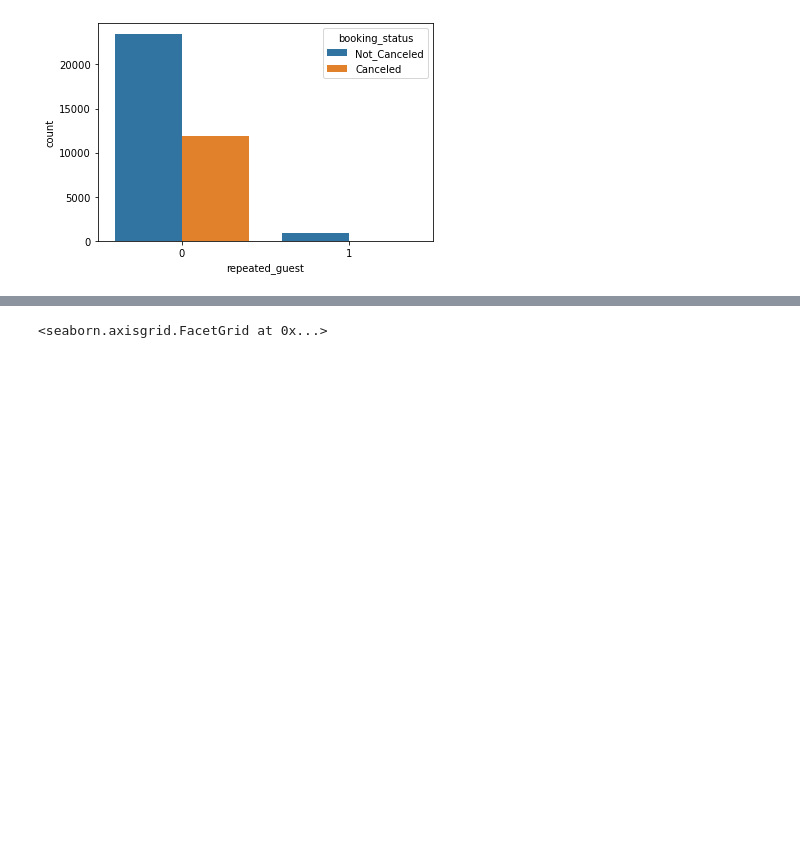
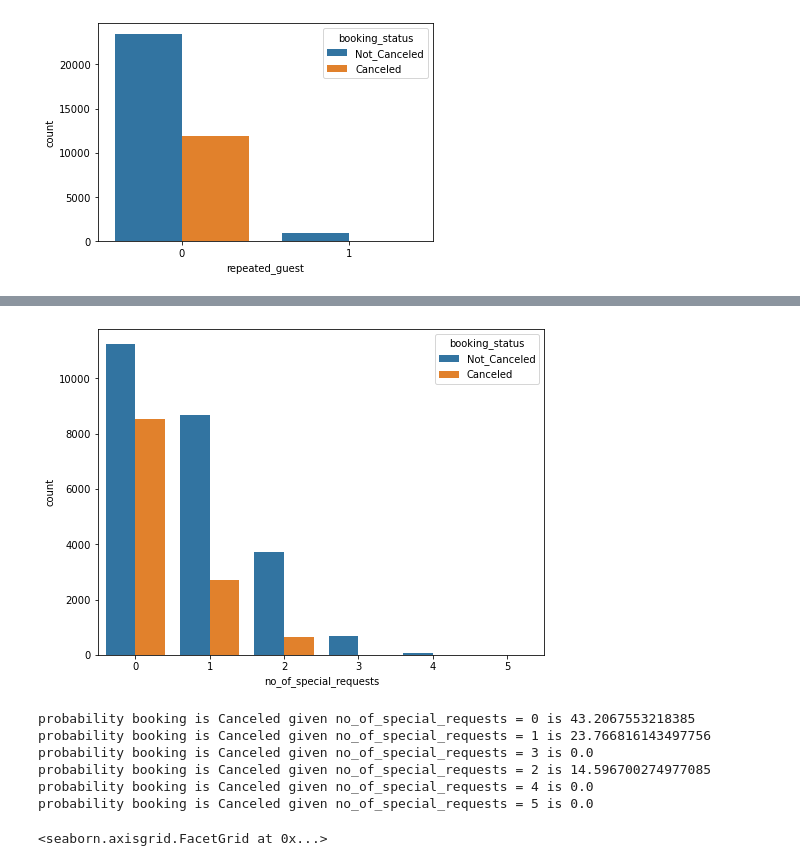
Before and after one commit to Nas-virat/Hotel_reservation, a Jupyter notebook: Hotel Reservation.ipynb, the cells around one changed output, grey strips where cells are left out. Saved outputs shown, nothing was run; the diff lists cells and outputs as text; code cells hidden in the pictures; blank space fills up the shorter version.

```diff
--- a/Hotel Reservation.ipynb
+++ b/Hotel Reservation.ipynb
@@ -456,4 +472,19 @@ probability booking is Canceled given 6 is 0.0
 [figure]
+# %%
+plt.figure(figsize=(8,6))
+sns.countplot(data=df, x='no_of_special_requests', hue="booking_status")
+plt.show()
+# %% [output]
+[figure, added]
+# %%
+prob_cal(df,"no_of_special_requests")
+# %% [output]
+probability booking is Canceled given no_of_special_requests = 0 is 43.2067553218385
+probability booking is Canceled given no_of_special_requests = 1 is 23.766816143497756
+probability booking is Canceled given no_of_special_requests = 3 is 0.0
+probability booking is Canceled given no_of_special_requests = 2 is 14.596700274977085
+probability booking is Canceled given no_of_special_requests = 4 is 0.0
+probability booking is Canceled given no_of_special_requests = 5 is 0.0
 # %%
 lowb, upb = removeoutliner(df["no_of_previous_cancellations"])
 
```
Also changed, not shown: parts of 40 cells of this notebook.
